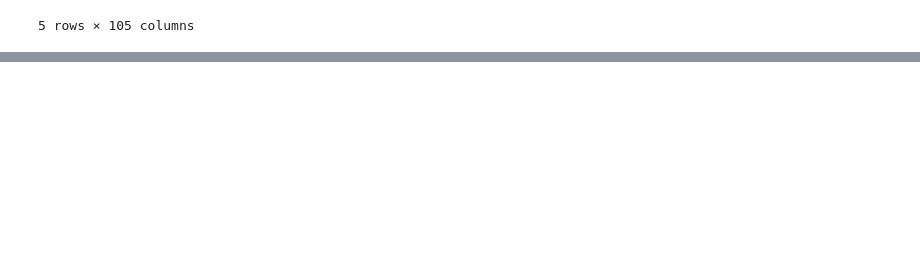
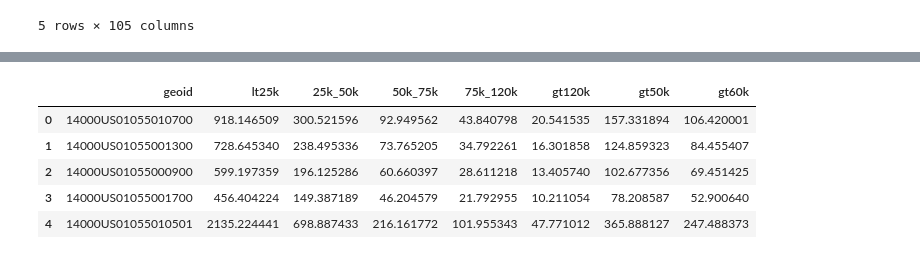
Before and after one commit to metatab-packages/civicknowledge.com-income_dist-tract, a Jupyter notebook: notebooks/Extract.ipynb, the cells around one changed output, grey strips where cells are left out. Saved outputs shown, nothing was run; the diff lists cells and outputs as text; code cells hidden in the pictures; blank space fills up the shorter version.

```diff
--- a/notebooks/Extract.ipynb
+++ b/notebooks/Extract.ipynb
@@ -187,0 +188,9 @@ income_quartiles.describe()
+# %%
+income_quartiles.head()
+# %% [output]
+|  | geoid | lt25k | 25k_50k | 50k_75k | 75k_120k | gt120k | gt50k | gt60k |
+| 0 | 14000US01055010700 | 918.146509 | 300.521596 | 92.949562 | 43.840798 | 20.541535 | 157.331894 | 106.420001 |
+| 1 | 14000US01055001300 | 728.645340 | 238.495336 | 73.765205 | 34.792261 | 16.301858 | 124.859323 | 84.455407 |
+| 2 | 14000US01055000900 | 599.197359 | 196.125286 | 60.660397 | 28.611218 | 13.405740 | 102.677356 | 69.451425 |
+| 3 | 14000US01055001700 | 456.404224 | 149.387189 | 46.204579 | 21.792955 | 10.211054 | 78.208587 | 52.900640 |
+| 4 | 14000US01055010501 | 2135.224441 | 698.887433 | 216.161772 | 101.955343 | 47.771012 | 365.888127 | 247.488373 |
```
Also changed, not shown: parts of 1 cell of this notebook, 1 other file.
